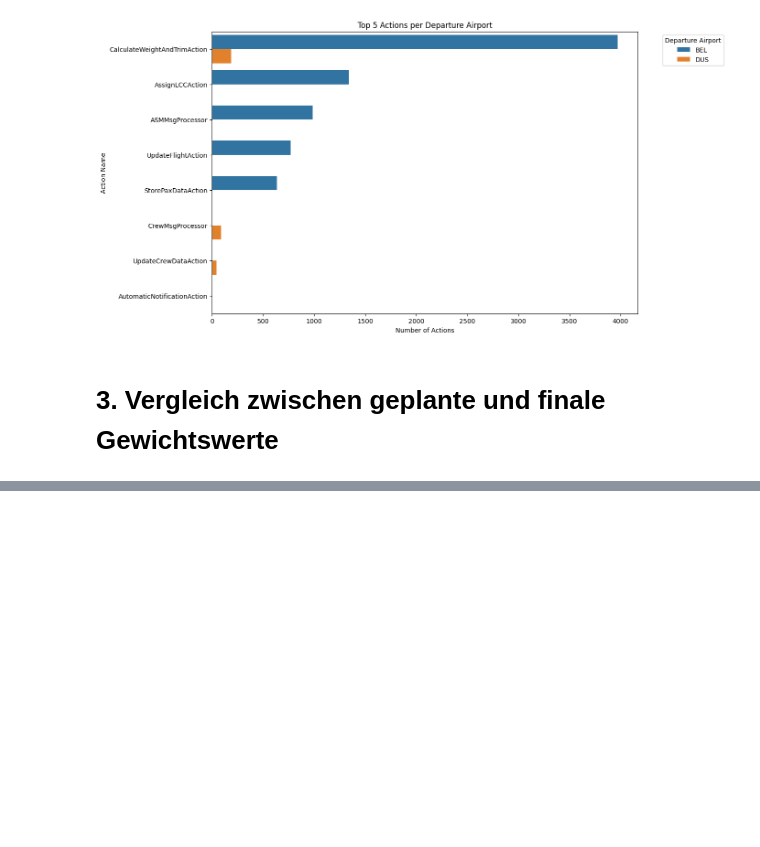
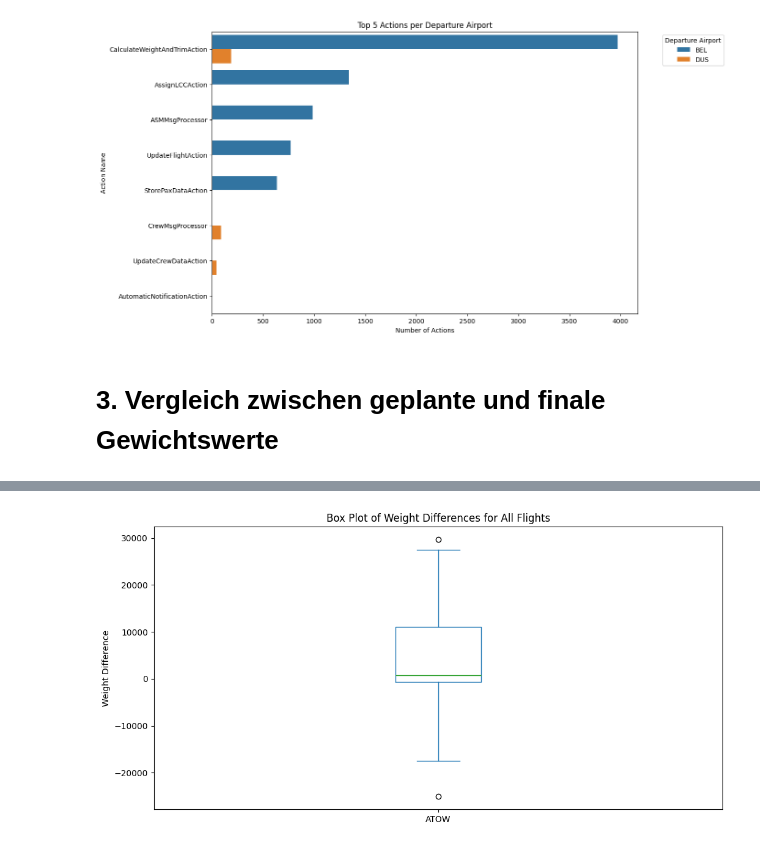
Before and after one commit to henrik-ra/Projektrealisierung, a Jupyter notebook: data_analysis.ipynb, the cells around one changed output, grey strips where cells are left out. Saved outputs shown, nothing was run; the diff lists cells and outputs as text; code cells hidden in the pictures; blank space fills up the shorter version.

```diff
--- a/data_analysis.ipynb
+++ b/data_analysis.ipynb
@@ -258,0 +284,8 @@ plt.show()
+# %%
+plt.figure(figsize=(12,6))
+difference.plot(kind='box')
+plt.ylabel('Weight Difference')
+plt.title('Box Plot of Weight Differences for All Flights')
+plt.show()
+# %% [output]
+[figure, added]
```
Also changed, not shown: parts of 5 cells of this notebook.
